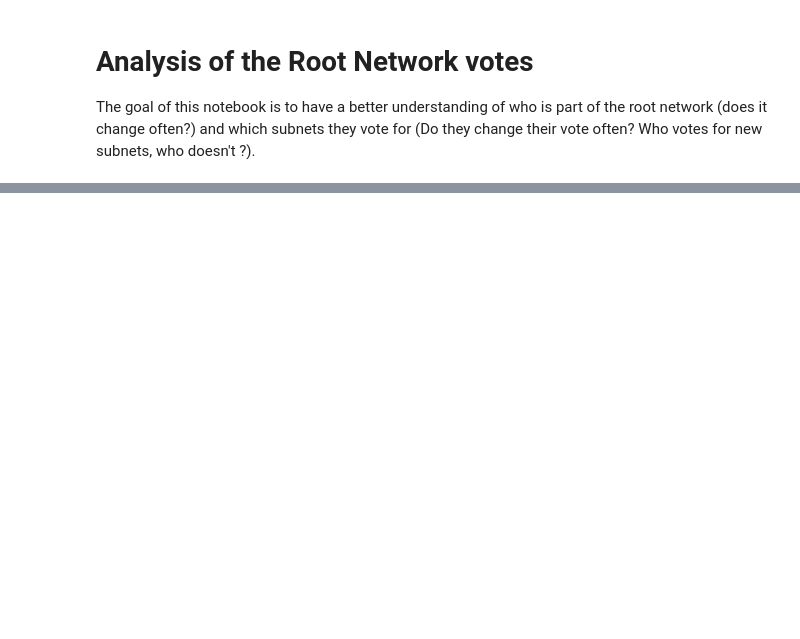
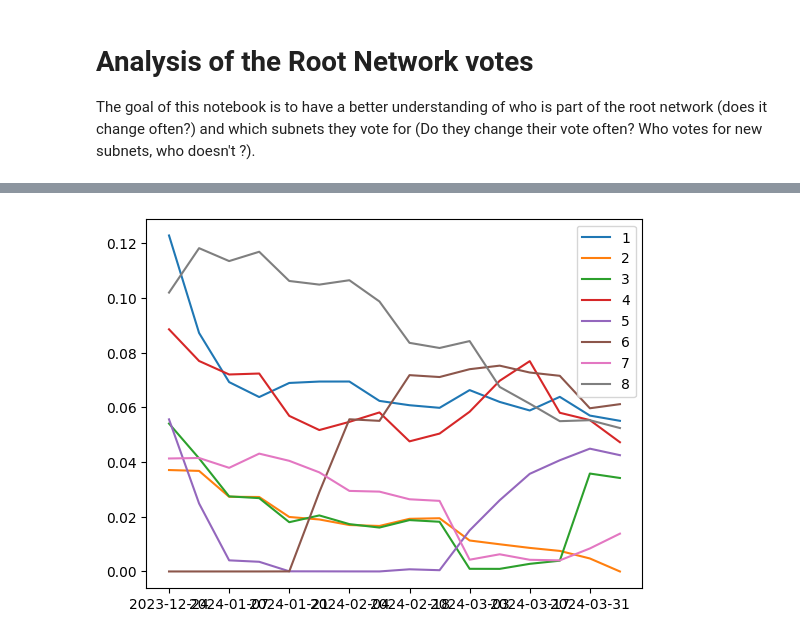
Before and after one commit to Mentat-Minds/network-analysis, a Jupyter notebook: analytics/root-network.ipynb, the cells around one changed output, grey strips where cells are left out. Drawn from its saved outputs; the diff is of its cells as text; code cells hidden in the pictures; blank space fills up the shorter version.

Commit message:
analyse des emissions des subnets

```diff
--- a/analytics/root-network.ipynb
+++ b/analytics/root-network.ipynb
@@ -54,0 +69,2 @@ plt.show()
+# %%
+subtensor = bt.subtensor('archive')
@@ -54,0 +84,39 @@ plt.show()
+# %%
+emissions_data_SN1to8 = {}
+emissions_data_SN9to16 = {}
+emissions_data_SN17to24 = {}
+emissions_data_SN25to32 = {}
+
+for block in blocks:
+    subnet_emissions_1 = {}
+    subnet_emissions_2 = {}
+    subnet_emissions_3 = {}
+    subnet_emissions_4 = {}
+    date = (start_date + relativedelta(days=days_since_start)).strftime('%Y-%m-%d')
+    days_since_start += 7
+    print(date)
+
+    for i in range(1, 9):
+        emissions_1 = subtensor.get_emission_value_by_subnet(i, block)
+        subnet_emissions_1[i]= float(emissions_1)
+    emissions_data_SN1to8[date] = subnet_emissions_1
+
+    for i in range(9, 17):
+        emissions_2 = subtensor.get_emission_value_by_subnet(i, block)
+        subnet_emissions_2[i]= float(emissions_2)
+    emissions_data_SN9to16[date] = subnet_emissions_2
+
+    for i in range(17, 25):
+        emissions_3 = subtensor.get_emission_value_by_subnet(i, block)
+        subnet_emissions_3[i]= float(emissions_3)
+    emissions_data_SN17to24[date] = subnet_emissions_3
+
+    for i in range(25, 33):
+        emissions_4 = subtensor.get_emission_value_by_subnet(i, block)
+        subnet_emissions_4[i]= float(emissions_4)
+    emissions_data_SN25to32[date] = subnet_emissions_4
+
+emissions_SN1to8 = pd.DataFrame(emissions_data_SN1to8).T
+emissions_SN9to16 = pd.DataFrame(emissions_data_SN9to16).T
+emissions_SN17to24 = pd.DataFrame(emissions_data_SN17to24).T
+emissions_data_SN25to32 = pd.DataFrame(emissions_data_SN25to32).T
@@ -54,0 +140,5 @@ plt.show()
+# %%
+emissions_SN1to8.plot(kind='line')
+plt.show()
+# %% [output]
+[figure, added]
```
Also changed, not shown: parts of 12 cells of this notebook.
